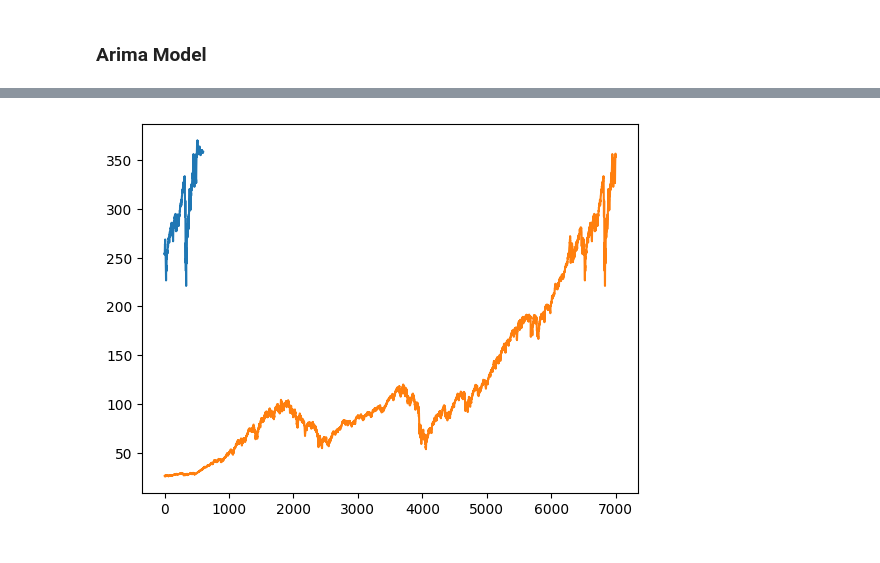
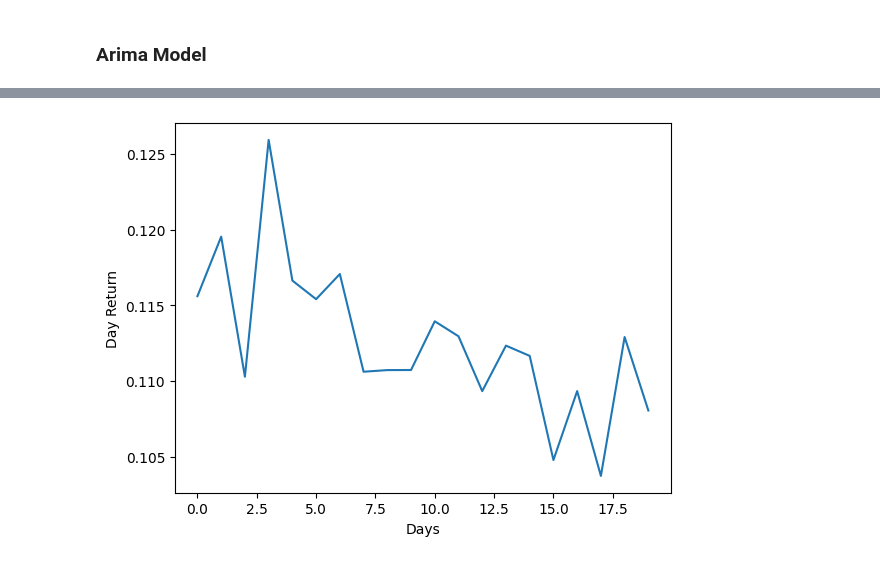
Before and after one commit to NastyVader/CryptoPortal, a Jupyter notebook: Stock-Prediction-using-different-models-main/Stock-Prediction-using-different-models-main/SPY and DIA ETF Analysis.ipynb, the cells around one changed output, grey strips where cells are left out. Drawn from its saved outputs; the diff is of its cells as text; code cells hidden in the pictures.

Commit message:
arima minor

```diff
--- a/Stock-Prediction-using-different-models-main/Stock-Prediction-using-different-models-main/SPY and DIA ETF Analysis.ipynb
+++ b/Stock-Prediction-using-different-models-main/Stock-Prediction-using-different-models-main/SPY and DIA ETF Analysis.ipynb
@@ -128,7 +150,7 @@ dr = list(df['Close'])
 dr = dr[6500:]
 
 f=20
-r=5
+r=1
 
 for i in range(r):
     model = ARIMA(dr, order=(60,1,5))
@@ -140,5 +162,8 @@ for i in range(r):
 
 # plt.plot(spy['day_return'])
 plt.plot(dr)
+
+plt.xlabel("Days")
+plt.ylabel("Day Close")
 plt.show()
 # %% [output]
@@ -150,0 +178,31 @@ plt.plot(dr[-f*r:])
+# %%
+df = pd.DataFrame(spy.loc[:, 'Close'])
+temp = list(df['Close'])
+temp = temp[6479:6979]
+dr=temp
+# dr = [i-min(temp) for i in temp]
+
+f=20
+r=1
+
+for i in range(r):
+    model = ARIMA(dr, order=(60,1,5))
+    model_fit = model.fit()
+
+    forecast = model_fit.forecast(steps=f)
+    dr+=list(forecast)
+
+
+# plt.plot(spy['day_return'])
+plt.plot(dr)
+
+plt.xlabel("Days")
+plt.ylabel("Day Return")
+plt.show()
+
+plt.plot(dr[-f*r:], label='Prediction')
+plt.plot(list(spy['day_return'])[-f*r:], label='Actual')
+plt.xlabel("Days")
+plt.ylabel("Day Return")
+plt.legend()
+plt.show()
@@ -151,6 +212,7 @@ plt.plot(dr[-f*r:])
 # %%
-plt.plot(dr)
-plt.plot(spy['Close'])
+plt.plot(dr[-f*r:])
+plt.xlabel("Days")
+plt.ylabel("Day Return")
 plt.show()
 # %% [output]
-[figure, old version]
+[figure, new version]
```
Also changed, not shown: parts of 15 cells of this notebook.
